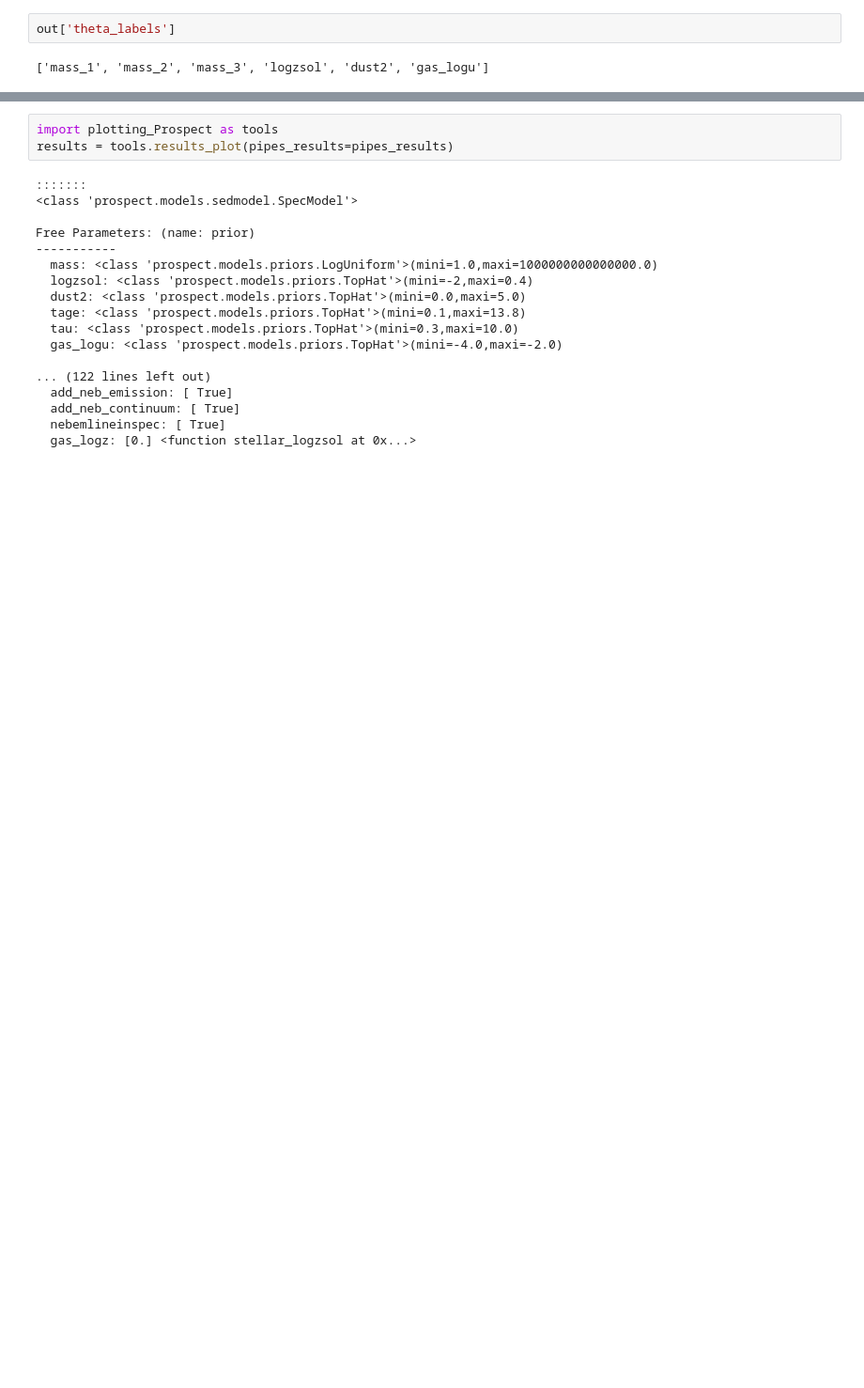
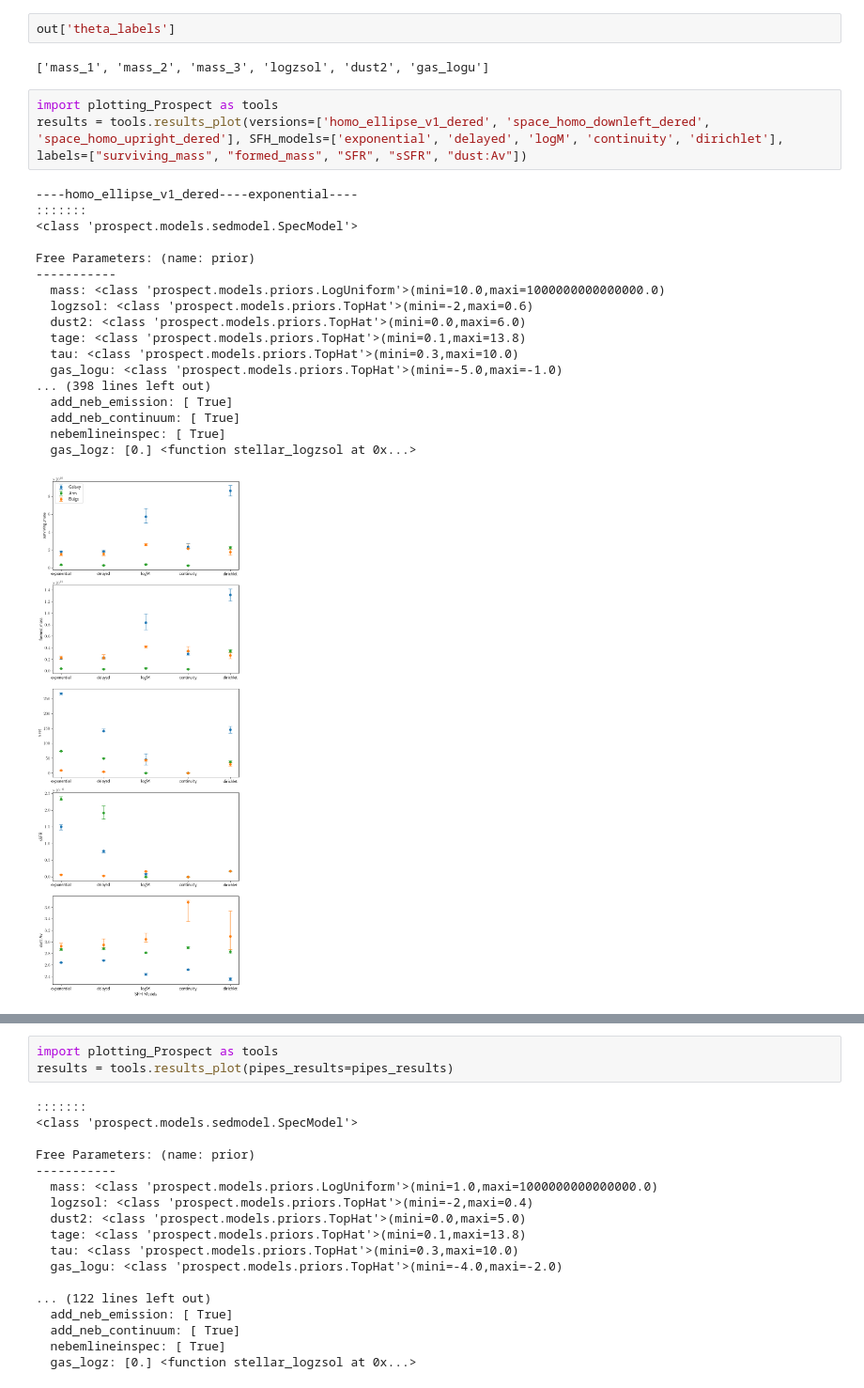
Before and after one commit to SunnySco/giant-nebula, a Jupyter notebook: OII_emitter/SED_fitting/code/SED_fitting_Prospector.ipynb, the cells around one changed output, grey strips where cells are left out. Shown at 94% size. Cells and saved outputs as stored; diff of their text form; blank space fills up the shorter version.

```diff
--- a/OII_emitter/SED_fitting/code/SED_fitting_Prospector.ipynb
+++ b/OII_emitter/SED_fitting/code/SED_fitting_Prospector.ipynb
@@ -368,3 +470,25 @@ But Prospecter compute SFR in 0.001 Gyr
 out['theta_labels']
 # %% [output]
 ['mass_1', 'mass_2', 'mass_3', 'logzsol', 'dust2', 'gas_logu']
+# %%
+import plotting_Prospect as tools
+results = tools.results_plot(versions=['homo_ellipse_v1_dered', 'space_homo_downleft_dered', 'space_homo_upright_dered'], SFH_models=['exponential', 'delayed', 'logM', 'continuity', 'dirichlet'], labels=["surviving_mass", "formed_mass", "SFR", "sSFR", "dust:Av"])
+# %% [output]
+----homo_ellipse_v1_dered----exponential----
+:::::::
+<class 'prospect.models.sedmodel.SpecModel'>
+
+Free Parameters: (name: prior)
+-----------
+  mass: <class 'prospect.models.priors.LogUniform'>(mini=10.0,maxi=1000000000000000.0)
+  logzsol: <class 'prospect.models.priors.TopHat'>(mini=-2,maxi=0.6)
+  dust2: <class 'prospect.models.priors.TopHat'>(mini=0.0,maxi=6.0)
+  tage: <class 'prospect.models.priors.TopHat'>(mini=0.1,maxi=13.8)
+  tau: <class 'prospect.models.priors.TopHat'>(mini=0.3,maxi=10.0)
+  gas_logu: <class 'prospect.models.priors.TopHat'>(mini=-5.0,maxi=-1.0)
+... (398 lines left out)
+  add_neb_emission: [ True]
+  add_neb_continuum: [ True]
+  nebemlineinspec: [ True]
+  gas_logz: [0.] <function stellar_logzsol at 0x...>
+[figure, added]
```
Also changed, not shown: parts of 45 cells of this notebook, 8 other files.
